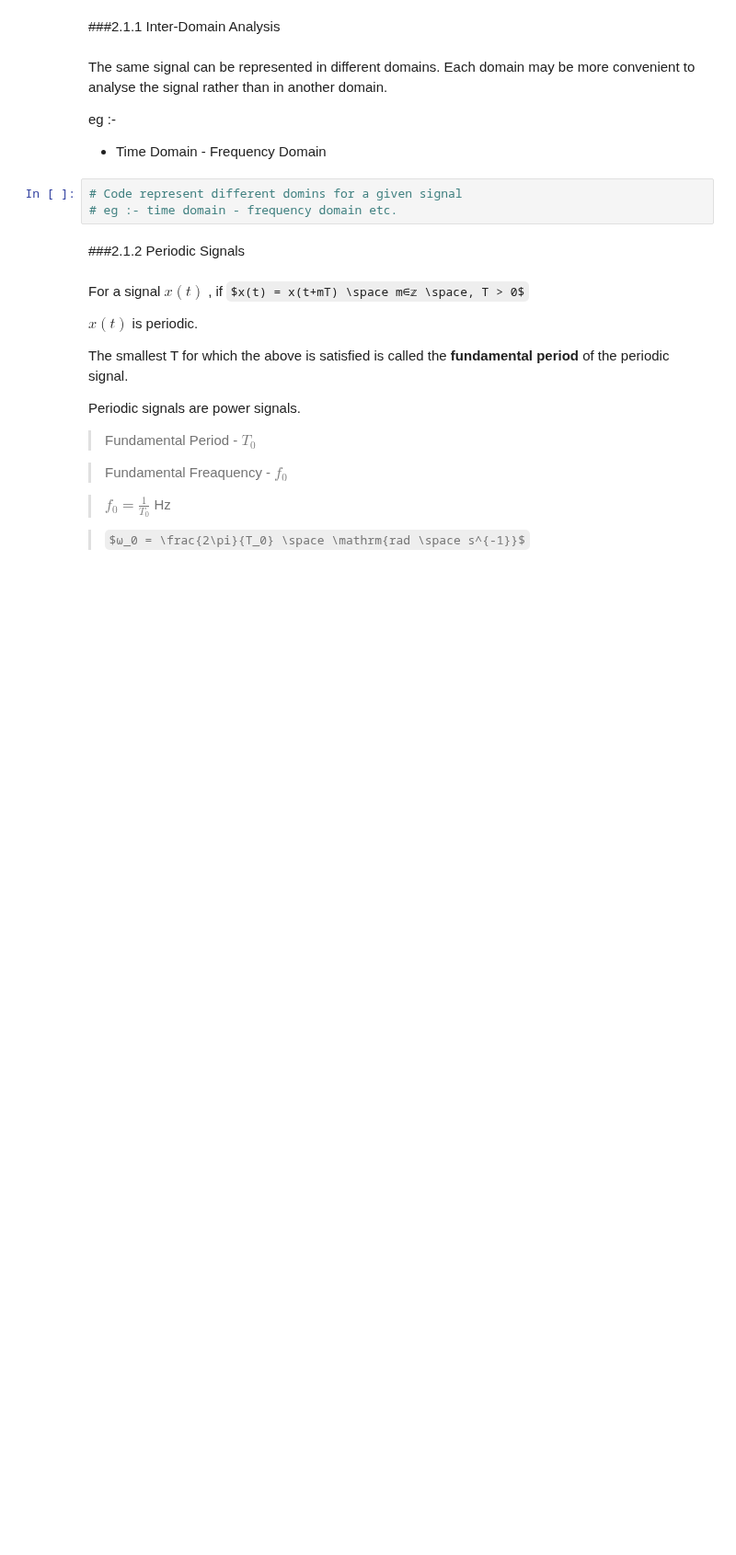
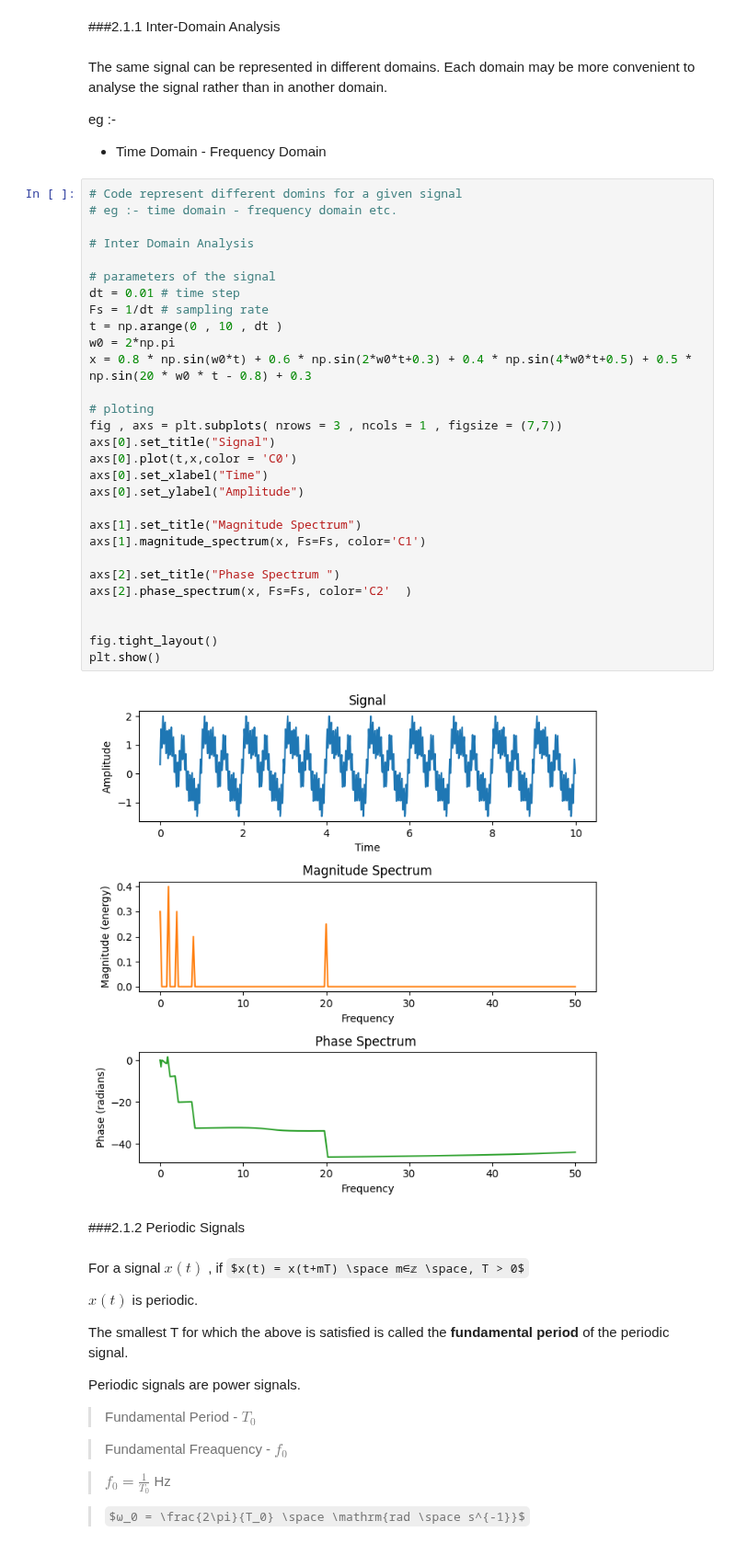
Before and after one commit to BuwanekaEpakanda/EE_257_Note_Book, a Jupyter notebook: EE_257_Signals_and_Systems.ipynb, the cells around one changed output. Shown at 92% size. Saved outputs shown, nothing was run; the diff lists cells and outputs as text; some formulas as TeX source; blank space fills up the shorter version.

```diff
--- a/EE_257_Signals_and_Systems.ipynb
+++ b/EE_257_Signals_and_Systems.ipynb
@@ -240,9 +243,37 @@ The same signal can be represented in different domains. Each domain may be more
 eg :-
 
 *   Time Domain - Frequency Domain
-# %%
-# Code represent different domins for a given signal
-# eg :- time domain - frequency domain etc.
+# %%
+# Code represent different domins for a given signal
+# eg :- time domain - frequency domain etc.
+
+# Inter Domain Analysis
+
+# parameters of the signal
+dt = 0.01 # time step
+Fs = 1/dt # sampling rate
+t = np.arange(0 , 10 , dt )
+w0 = 2*np.pi
+x = 0.8 * np.sin(w0*t) + 0.6 * np.sin(2*w0*t+0.3) + 0.4 * np.sin(4*w0*t+0.5) + 0.5 * np.sin(20 * w0 * t - 0.8) + 0.3
+
+# ploting
+fig , axs = plt.subplots( nrows = 3 , ncols = 1 , figsize = (7,7))
+axs[0].set_title("Signal")
+axs[0].plot(t,x,color = 'C0')
+axs[0].set_xlabel("Time")
+axs[0].set_ylabel("Amplitude")
+
+axs[1].set_title("Magnitude Spectrum")
+axs[1].magnitude_spectrum(x, Fs=Fs, color='C1')
+
+axs[2].set_title("Phase Spectrum ")
+axs[2].phase_spectrum(x, Fs=Fs, color='C2'  )
+
+
+fig.tight_layout()
+plt.show()
+# %% [output]
+[figure, added]
 # %% [markdown]
 ###2.1.2 Periodic Signals
 # %% [markdown]
```
Also changed, not shown: parts of 18 cells of this notebook.
